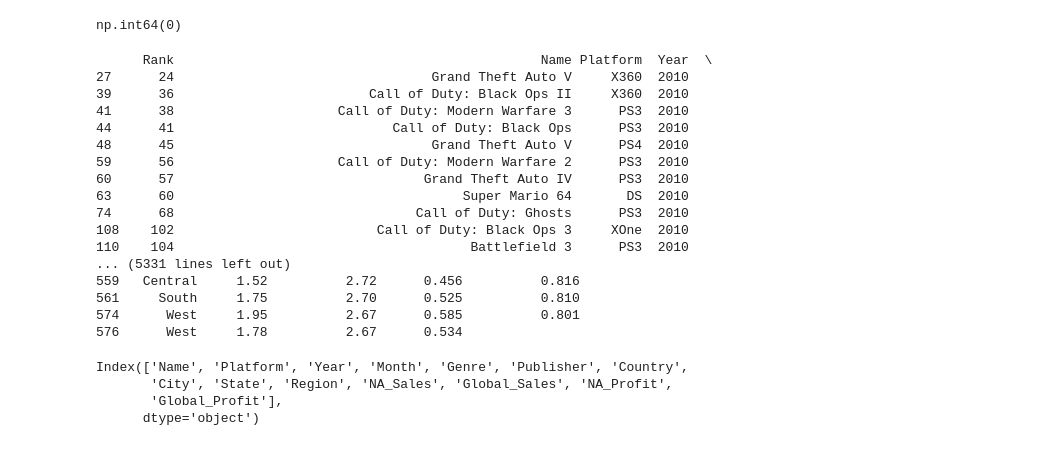
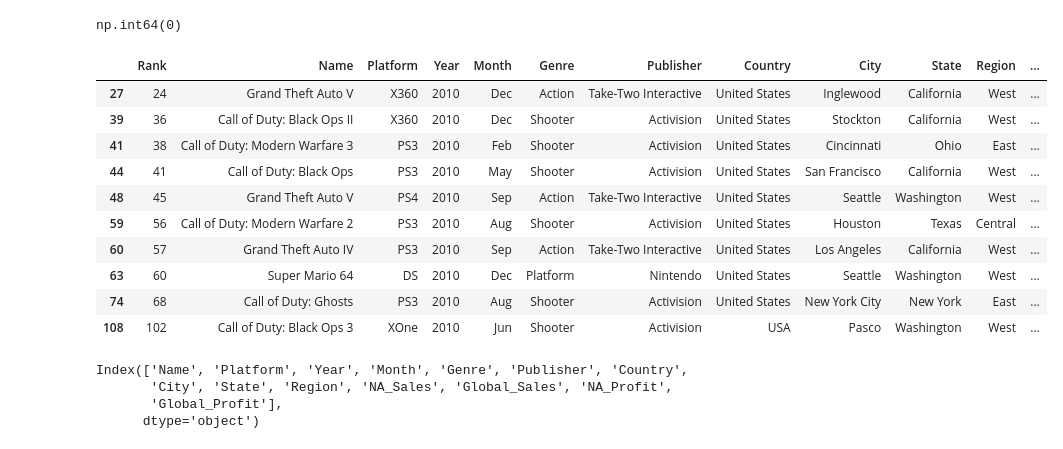
Before and after one commit to younuskurakula/VideoGameSales, a Jupyter notebook: DataCleaningVGS.ipynb, the cells around one changed output. Saved outputs shown, nothing was run; the diff lists cells and outputs as text; code cells hidden in the pictures.

```diff
--- a/DataCleaningVGS.ipynb
+++ b/DataCleaningVGS.ipynb
@@ -261,24 +261,18 @@ df.duplicated().sum()
 # %% [output]
 np.int64(0)
 # %%
-pd.set_option('display.max_rows',None)
-df[df['Name'].duplicated()]
+# pd.set_option('display.max_rows',None)
+df[df['Name'].duplicated()].head(10)
 # %% [output]
-      Rank                                               Name Platform  Year  \
-27      24                                 Grand Theft Auto V     X360  2010
-39      36                         Call of Duty: Black Ops II     X360  2010
-41      38                     Call of Duty: Modern Warfare 3      PS3  2010
-44      41                            Call of Duty: Black Ops      PS3  2010
-48      45                                 Grand Theft Auto V      PS4  2010
-59      56                     Call of Duty: Modern Warfare 2      PS3  2010
-60      57                                Grand Theft Auto IV      PS3  2010
-63      60                                     Super Mario 64       DS  2010
-74      68                               Call of Duty: Ghosts      PS3  2010
-108    102                          Call of Duty: Black Ops 3     XOne  2010
-110    104                                      Battlefield 3      PS3  2010
-... (5331 lines left out)
-559   Central     1.52          2.72      0.456          0.816
-561     South     1.75          2.70      0.525          0.810
-574      West     1.95          2.67      0.585          0.801
-576      West     1.78          2.67      0.534
+|  | Rank | Name | Platform | Year | Month | Genre | Publisher | Country | City | State | Region | ... |
+| 27 | 24 | Grand Theft Auto V | X360 | 2010 | Dec | Action | Take-Two Interactive | United States | Inglewood | California | West | ... |
+| 39 | 36 | Call of Duty: Black Ops II | X360 | 2010 | Dec | Shooter | Activision | United States | Stockton | California | West | ... |
+| 41 | 38 | Call of Duty: Modern Warfare 3 | PS3 | 2010 | Feb | Shooter | Activision | United States | Cincinnati | Ohio | East | ... |
+| 44 | 41 | Call of Duty: Black Ops | PS3 | 2010 | May | Shooter | Activision | United States | San Francisco | California | West | ... |
+| 48 | 45 | Grand Theft Auto V | PS4 | 2010 | Sep | Action | Take-Two Interactive | United States | Seattle | Washington | West | ... |
+| 59 | 56 | Call of Duty: Modern Warfare 2 | PS3 | 2010 | Aug | Shooter | Activision | United States | Houston | Texas | Central | ... |
+| 60 | 57 | Grand Theft Auto IV | PS3 | 2010 | Sep | Action | Take-Two Interactive | United States | Los Angeles | California | West | ... |
+| 63 | 60 | Super Mario 64 | DS | 2010 | Dec | Platform | Nintendo | United States | Seattle | Washington | West | ... |
+| 74 | 68 | Call of Duty: Ghosts | PS3 | 2010 | Aug | Shooter | Activision | United States | New York City | New York | East | ... |
+| 108 | 102 | Call of Duty: Black Ops 3 | XOne | 2010 | Jun | Shooter | Activision | USA | Pasco | Washington | West | ... |
 # %%
```
Also changed, not shown: parts of 29 cells of this notebook.
